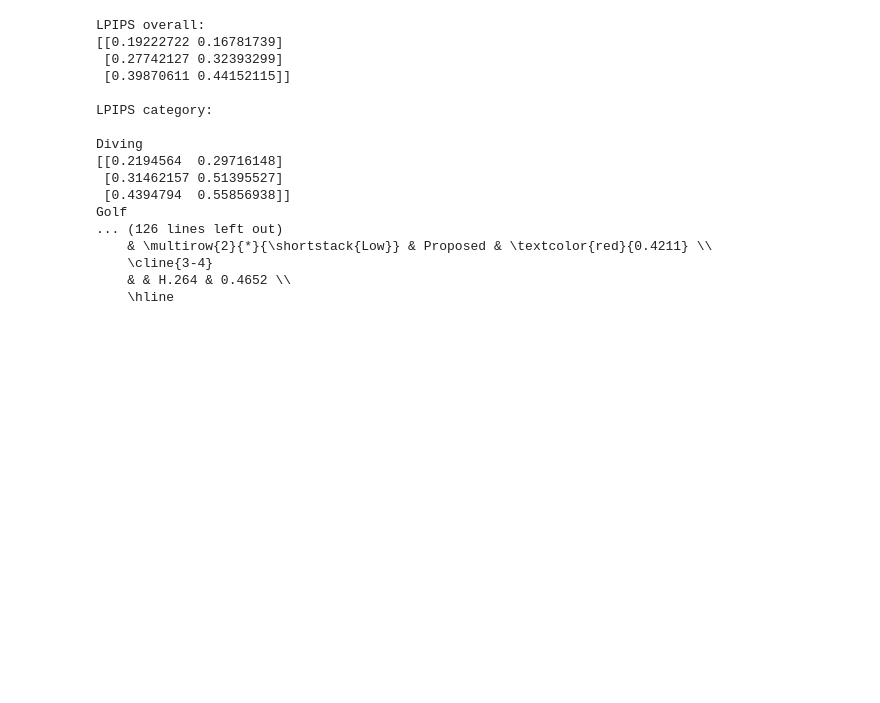
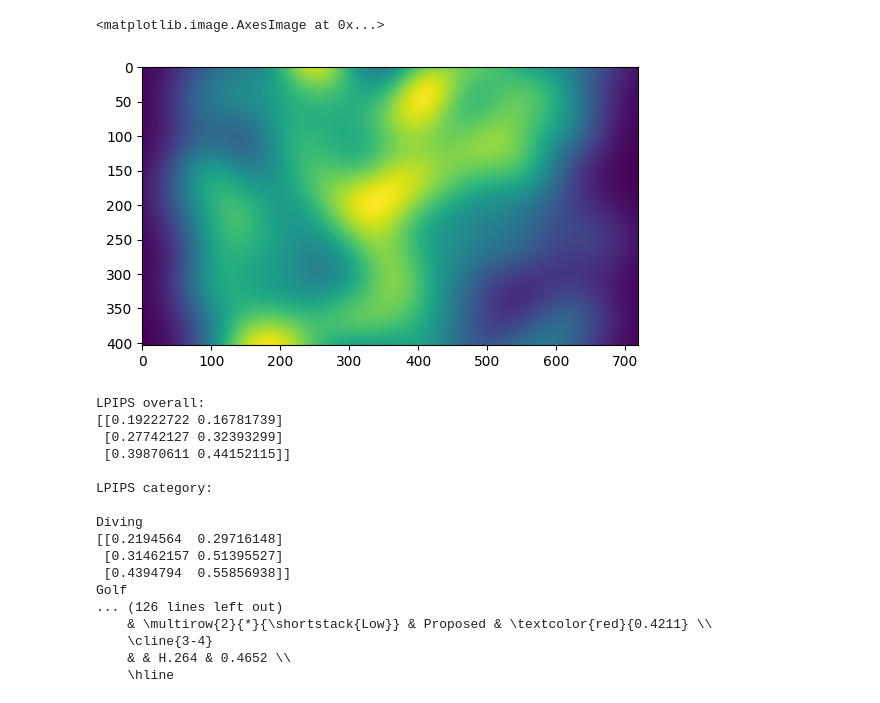
Before and after one commit to Freddiechang/gst_python_plugin, a Jupyter notebook: python/PaperImages.ipynb, the cells around one changed output. Saved outputs shown, nothing was run; the diff lists cells and outputs as text; code cells hidden in the pictures; blank space fills up the shorter version.

```diff
--- a/python/PaperImages.ipynb
+++ b/python/PaperImages.ipynb
@@ -55,3 +117,9 @@ plt.imshow(ot)
+# %%
+q2 = generate_noise_saliency_map("/home/shupeizhang/data/home/shupeizhang/Codes/Datasets/saliency/UCF/training/Diving-Side-005/fixation/Diving-Side_005_001.png", 300, 3)
+plt.imshow(q2)
+# %% [output]
+<matplotlib.image.AxesImage at 0x...>
+[figure, added]
 # %%
 import cv2
 oi = cv2.imread("../../Datasets/saliency/UCF/training/Diving-Side-005/images/Diving-Side_005_001.png")
```
Also changed, not shown: parts of 6 cells of this notebook.
